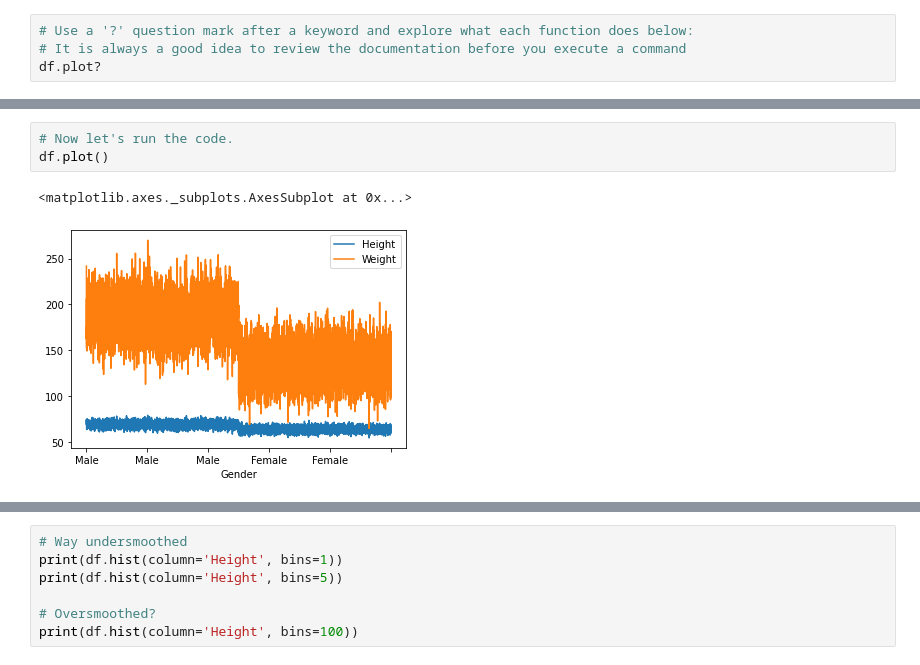
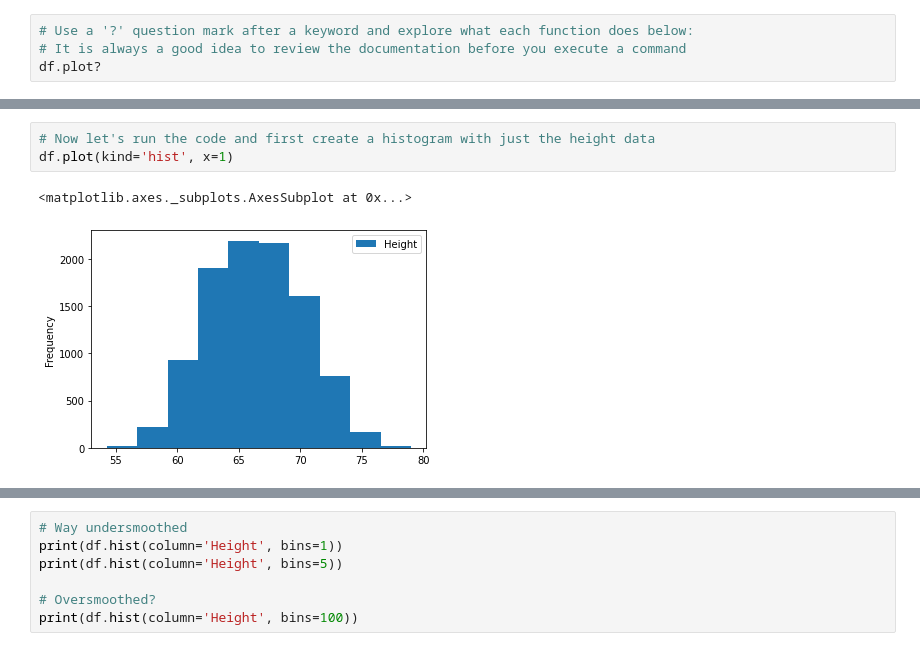
Before and after one commit to microsoft/Reactors, a Jupyter notebook: Additional_Data_Science_Materials/activities/3-hgt-wgt-activity/height-weight-study.ipynb, the cells around one changed output, grey strips where cells are left out. Drawn from its saved outputs; the diff is of its cells as text.

```diff
--- a/Additional_Data_Science_Materials/activities/3-hgt-wgt-activity/height-weight-study.ipynb
+++ b/Additional_Data_Science_Materials/activities/3-hgt-wgt-activity/height-weight-study.ipynb
@@ -118,6 +94,6 @@ kind : str
 # %%
-# Now let's run the code.
-df.plot()
+# Now let's run the code and first create a histogram with just the height data
+df.plot(kind='hist', x=1)
 # %% [output]
 <matplotlib.axes._subplots.AxesSubplot at 0x...>
-[figure, old version]
+[figure, new version]
```
Also changed, not shown: parts of 56 cells of this notebook.
